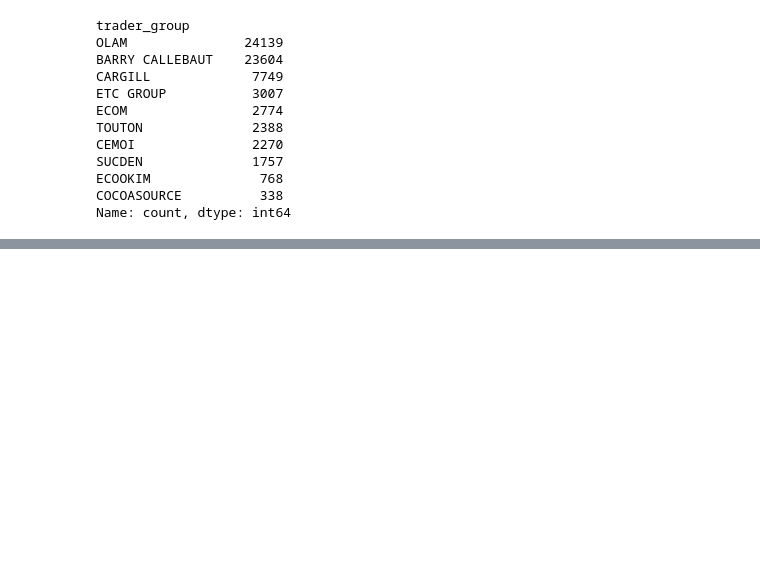
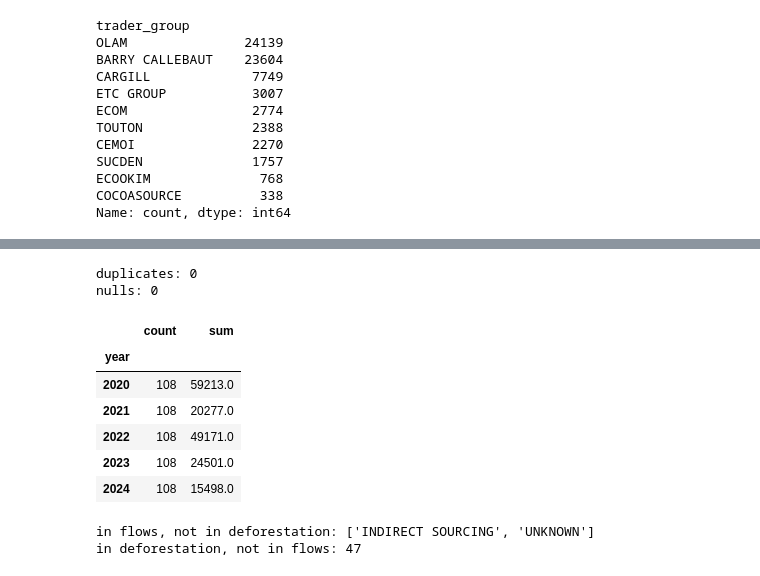
Before and after one commit to aparna2382/Capstone-Project, a Jupyter notebook: cocoa_report.ipynb, the cells around one changed output, grey strips where cells are left out. Cells and saved outputs as stored; diff of their text form; code cells hidden in the pictures; blank space fills up the shorter version.

```diff
--- a/cocoa_report.ipynb
+++ b/cocoa_report.ipynb
@@ -573,0 +588,32 @@ df_cocoa.to_csv("data/clean/cocoa_flows_clean.csv", index=False)
+# %%
+d = df_cocoa_defor.drop(columns=["node_type_name", "node_type_slug", "country_slug"])
+d = d.rename(columns={"region": "department",
+                      "parent_region": "region_parent",
+                      "numerical_value": "deforestation_ha"})
+
+text_cols = ["department", "region_parent"]
+d[text_cols] = d[text_cols].apply(lambda s: s.str.strip().str.upper())
+d["deforestation_ha"] = pd.to_numeric(d["deforestation_ha"], errors="coerce")
+
+print("duplicates:", d.duplicated(["department", "year"]).sum())   # must be 0
+print("nulls:", d.isna().sum().sum())
+d.groupby("year")["deforestation_ha"].agg(["count", "sum"]).round(0)
+# %% [output]
+duplicates: 0
+nulls: 0
+|  | count | sum |
+| year |  |  |
+| 2020 | 108 | 59213.0 |
+| 2021 | 108 | 20277.0 |
+| 2022 | 108 | 49171.0 |
+| 2023 | 108 | 24501.0 |
+| 2024 | 108 | 15498.0 |
+# %%
+flow_depts = set(df_cocoa["department_of_production"].unique())
+defor_depts = set(d["department"].unique())
+
+print("in flows, not in deforestation:", sorted(flow_depts - defor_depts))
+print("in deforestation, not in flows:", len(defor_depts - flow_depts))
+# %% [output]
+in flows, not in deforestation: ['INDIRECT SOURCING', 'UNKNOWN']
+in deforestation, not in flows: 47
```
Also changed, not shown: parts of 2 cells of this notebook, 11 other files.
